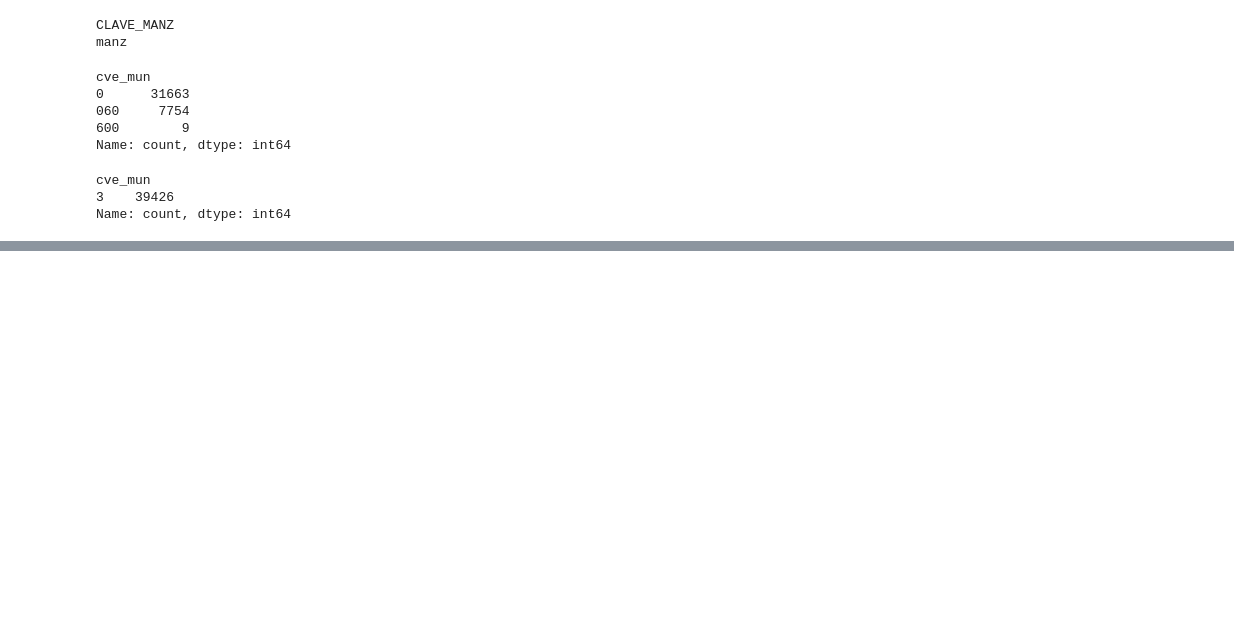
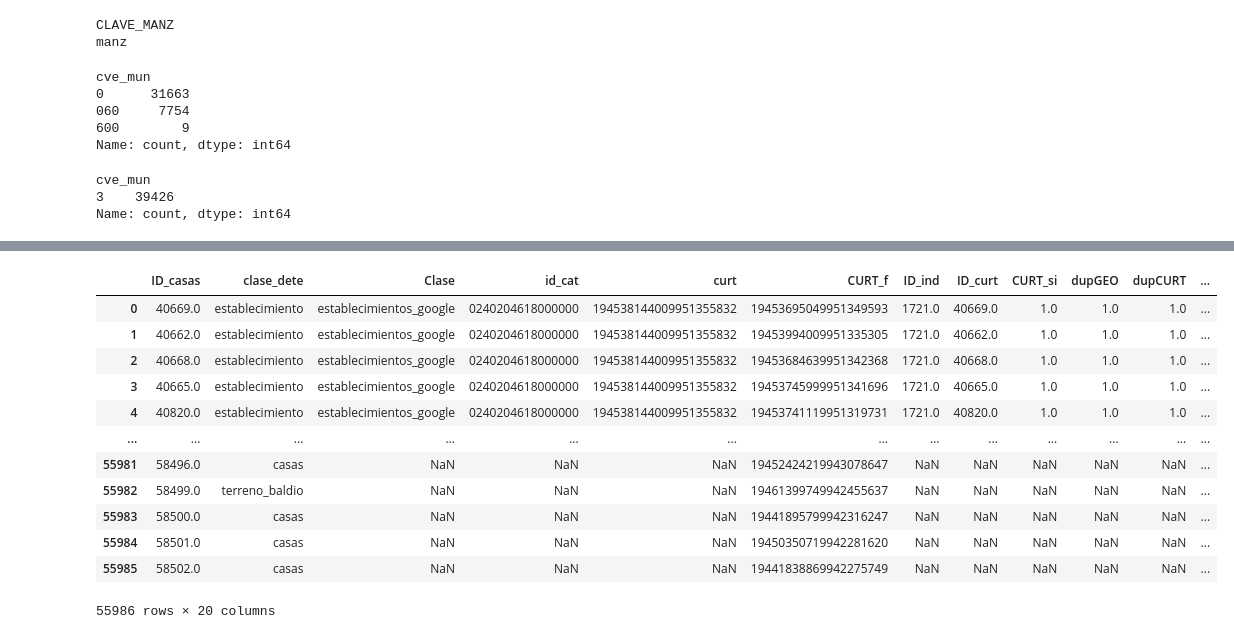
Before and after one commit to DiosLara/Newst_codes, a Jupyter notebook: preparacion_datos/Limpieza_bases.ipynb, the cells around one changed output, grey strips where cells are left out. Drawn from its saved outputs; the diff is of its cells as text; code cells hidden in the pictures; blank space fills up the shorter version.

Commit message:
función paralimpiar base z

```diff
--- a/preparacion_datos/Limpieza_bases.ipynb
+++ b/preparacion_datos/Limpieza_bases.ipynb
@@ -250,0 +276,17 @@ Name: count, dtype: int64
+# %%
+base=clean_base_z(base_fin)
+base
+# %% [output]
+|  | ID_casas | clase_dete | Clase | id_cat | curt | CURT_f | ID_ind | ID_curt | CURT_si | dupGEO | dupCURT | ... |
+| 0 | 40669.0 | establecimiento | establecimientos_google | 0240204618000000 | 194538144009951355832 | 19453695049951349593 | 1721.0 | 40669.0 | 1.0 | 1.0 | 1.0 | ... |
+| 1 | 40662.0 | establecimiento | establecimientos_google | 0240204618000000 | 194538144009951355832 | 19453994009951335305 | 1721.0 | 40662.0 | 1.0 | 1.0 | 1.0 | ... |
+| 2 | 40668.0 | establecimiento | establecimientos_google | 0240204618000000 | 194538144009951355832 | 19453684639951342368 | 1721.0 | 40668.0 | 1.0 | 1.0 | 1.0 | ... |
+| 3 | 40665.0 | establecimiento | establecimientos_google | 0240204618000000 | 194538144009951355832 | 19453745999951341696 | 1721.0 | 40665.0 | 1.0 | 1.0 | 1.0 | ... |
+| 4 | 40820.0 | establecimiento | establecimientos_google | 0240204618000000 | 194538144009951355832 | 19453741119951319731 | 1721.0 | 40820.0 | 1.0 | 1.0 | 1.0 | ... |
+| ... | ... | ... | ... | ... | ... | ... | ... | ... | ... | ... | ... | ... |
+| 55981 | 58496.0 | casas | NaN | NaN | NaN | 19452424219943078647 | NaN | NaN | NaN | NaN | NaN | ... |
+| 55982 | 58499.0 | terreno_baldio | NaN | NaN | NaN | 19461399749942455637 | NaN | NaN | NaN | NaN | NaN | ... |
+| 55983 | 58500.0 | casas | NaN | NaN | NaN | 19441895799942316247 | NaN | NaN | NaN | NaN | NaN | ... |
+| 55984 | 58501.0 | casas | NaN | NaN | NaN | 19450350719942281620 | NaN | NaN | NaN | NaN | NaN | ... |
+| 55985 | 58502.0 | casas | NaN | NaN | NaN | 19441838869942275749 | NaN | NaN | NaN | NaN | NaN | ... |
+55986 rows × 20 columns
```
Also changed, not shown: parts of 5 cells of this notebook, 1 other file.
